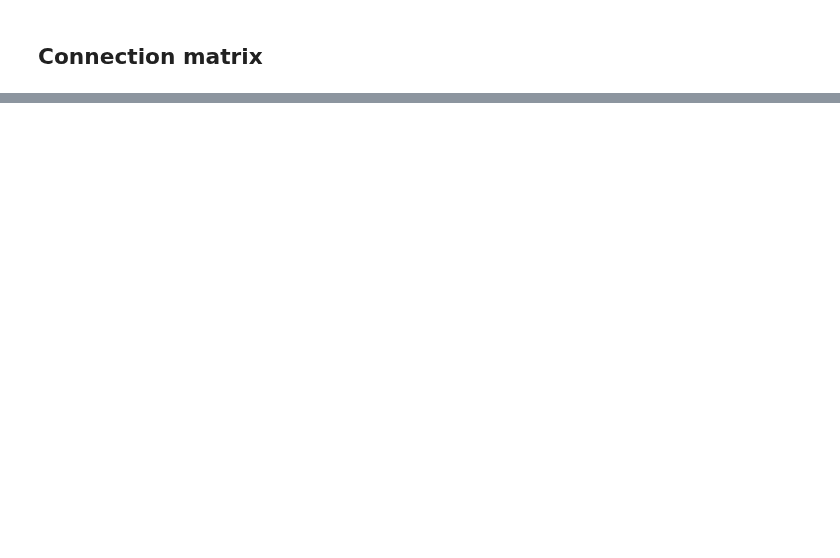
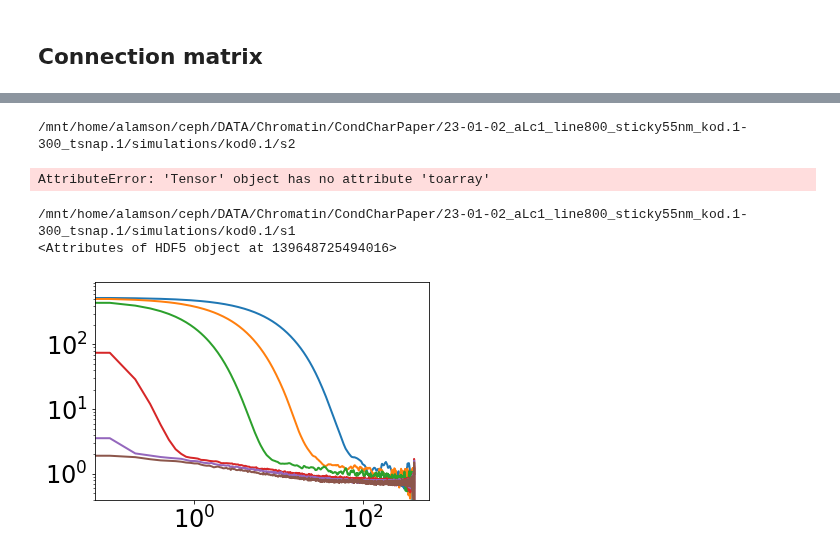
Before and after one commit to palladio11/aLENS_analysis, a Jupyter notebook: notebooks/17c-Connection_autocorrelation.ipynb, the cells around one changed output, grey strips where cells are left out. Saved outputs shown, nothing was run; the diff lists cells and outputs as text; code cells hidden in the pictures; blank space fills up the shorter version.

Commit message:
Add in full connection analysis

```diff
--- a/notebooks/17c-Connection_autocorrelation.ipynb
+++ b/notebooks/17c-Connection_autocorrelation.ipynb
@@ -236,0 +202,10 @@ for pth in sorted(list(cond_path.glob("*/simulations"))):
+# %%
+tsnap_path = cond_path / "23-01-02_aLc1_line800_sticky55nm_kod.1-300_tsnap.1/simulations/"
+record_paths = [
+                tsnap_path / 'kod0.1/s2',
+                tsnap_path / 'kod0.3/s1',
+                tsnap_path / 'kod1/s1',
+                tsnap_path / 'kod10/s1',
+                tsnap_path / 'kod30/s1',
+                tsnap_path / 'kod300/s1',
+                ]
@@ -236,0 +231,57 @@ for pth in sorted(list(cond_path.glob("*/simulations"))):
+# %%
+for data_path in tqdm(record_paths):
+    print(data_path)
+    with h5py.File(next(data_path.glob('analysis/raw*.h5')), 'r+') as h5_data:
+        time_arr = h5_data['time'][...]
+        prot_dat = h5_data['raw_data/proteins'][...]
+        connect_mat_list =[]
+        for i in range(time_arr.size):
+            connect_mat_list += [get_connect_torch_smat(prot_dat[:,:,i])]
+
+    avg_connect_mat = reduce(lambda x,y:x+y,connect_mat_list)
+
+    with h5py.File(data_path / f'analysis/connect_{data_path.stem}.h5', 'w') as h5_cnct:
+        _ = h5_cnct.create_dataset('time', data=time_arr)
+        _ = h5_cnct.create_dataset('avg_connect_mat', data=avg_connect_mat.to_dense())
+        ac_arr = connect_autocorr(connect_mat_list[:])
+        _ = h5_cnct.create_dataset('autocorr', data=ac_arr)
+# %% [output]
+/mnt/home/alamson/ceph/DATA/Chromatin/CondCharPaper/23-01-02_aLc1_line800_sticky55nm_kod.1-300_tsnap.1/simulations/kod0.1/s2
+AttributeError: 'Tensor' object has no attribute 'toarray'
+# %%
+# for data_path in tqdm(record_paths):
+data_path = record_paths[0]
+print(data_path)
+with h5py.File(next(data_path.glob('analysis/raw*.h5')), 'r+') as h5_data:
+    attrs = h5_data.attrs
+    print(attrs)
+    #     time_arr = h5_data['time'][...]
+    #     prot_dat = h5_data['raw_data/proteins'][...]
+    #     connect_mat_list =[]
+    #     for i in range(time_arr.size):
+    #         connect_mat_list += [get_connect_smat(prot_dat[:,:,i])]
+
+    # avg_connect_mat = reduce(lambda x,y:x+y,connect_mat_list)
+
+    with h5py.File(Path.home() / f'tmp_{data_path.stem}.h5', 'w') as h5_cnct:
+        for k,v in attrs.items():
+            h5_cnct.attrs[k] = v
+    #     _ = h5_cnct.create_dataset('time', data=time_arr)
+    #     _ = h5_cnct.create_dataset('avg_connect_mat', data=avg_connect_mat.toarray())
+    #     ac_arr = connect_autocorr(connect_mat_list[:])
+    #     _ = h5_cnct.create_dataset('autocorr', data=ac_arr)
+# %% [output]
+/mnt/home/alamson/ceph/DATA/Chromatin/CondCharPaper/23-01-02_aLc1_line800_sticky55nm_kod.1-300_tsnap.1/simulations/kod0.1/s1
+<Attributes of HDF5 object at 139648725494016>
+# %%
+for data_path in record_paths:
+    with h5py.File(next(data_path.glob('analysis/Connect*.h5')), 'r') as h5_data:
+        time_arr = h5_data['time']
+        ac_arr = h5_data['autocorr']
+        _ = plt.plot(time_arr[:ac_arr.size], ac_arr)
+        _ = plt.yscale('log')
+        _ = plt.xscale('log')
+        # _ = plt.xlim(.1, 10)
+        _ = plt.ylim(.4)
+# %% [output]
+[figure, added]
```
Also changed, not shown: parts of 34 cells of this notebook, 6 other files.
